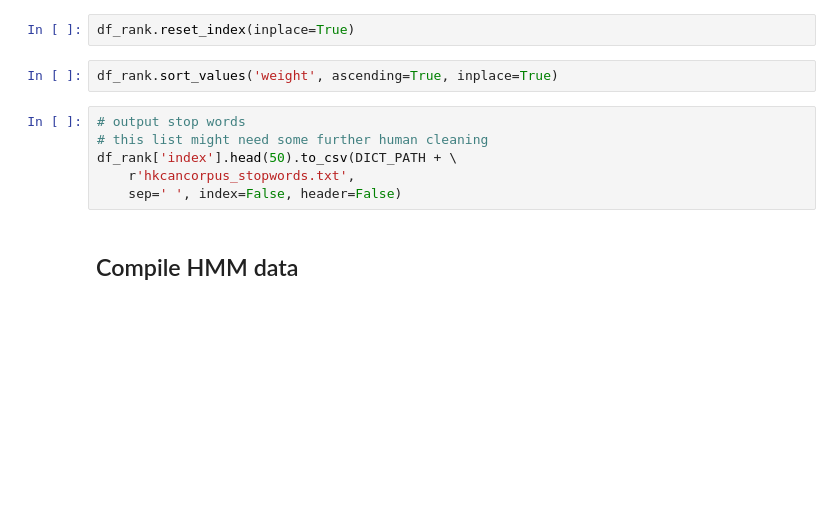
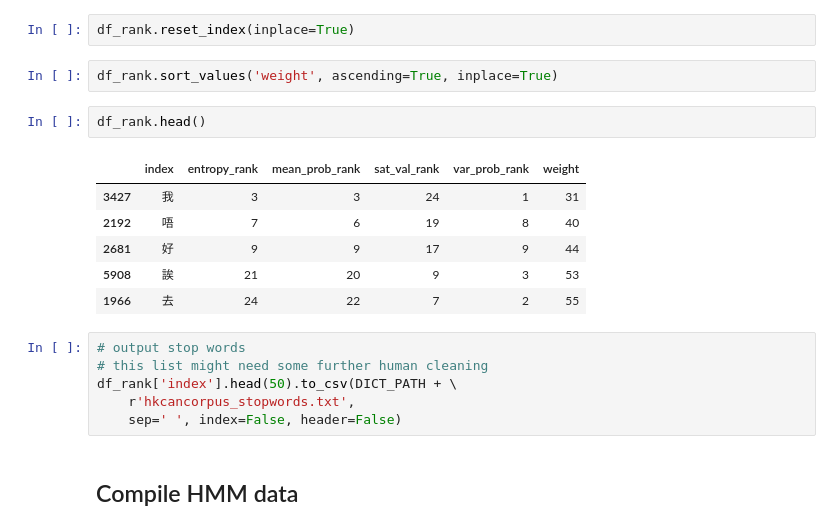
Before and after one commit to cathug/corpus, a Jupyter notebook: hkcancorpus.ipynb, the cells around one changed output. Drawn from its saved outputs; the diff is of its cells as text; blank space fills up the shorter version.

```diff
--- a/hkcancorpus.ipynb
+++ b/hkcancorpus.ipynb
@@ -397,6 +385,15 @@ df_rank['weight'] = df_rank.sum(axis=1)
 df_rank.reset_index(inplace=True)
 # %%
 df_rank.sort_values('weight', ascending=True, inplace=True)
+# %%
+df_rank.head()
+# %% [output]
+|  | index | entropy_rank | mean_prob_rank | sat_val_rank | var_prob_rank | weight |
+| 3427 | 我 | 3 | 3 | 24 | 1 | 31 |
+| 2192 | 唔 | 7 | 6 | 19 | 8 | 40 |
+| 2681 | 好 | 9 | 9 | 17 | 9 | 44 |
+| 5908 | 誒 | 21 | 20 | 9 | 3 | 53 |
+| 1966 | 去 | 24 | 22 | 7 | 2 | 55 |
 # %%
 # output stop words
 # this list might need some further human cleaning
```
Also changed, not shown: parts of 7 cells of this notebook, 2 other files.
